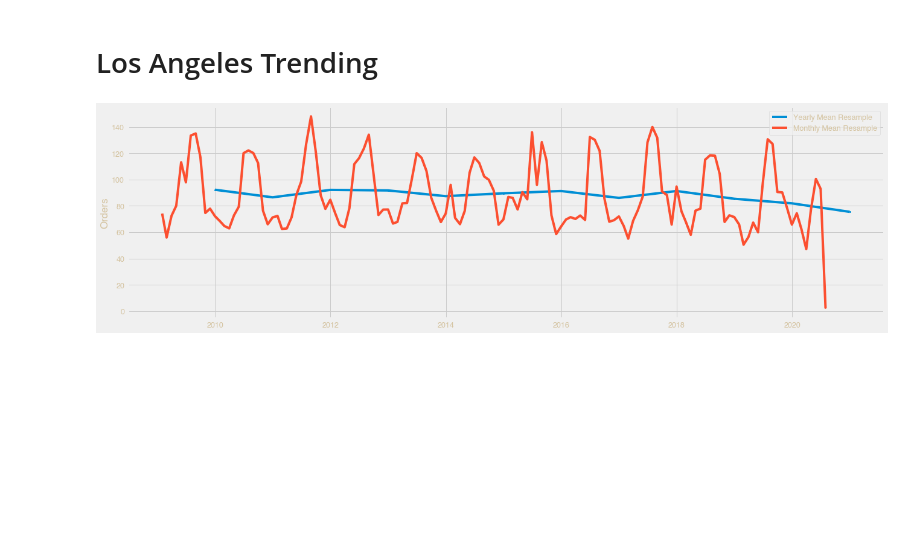
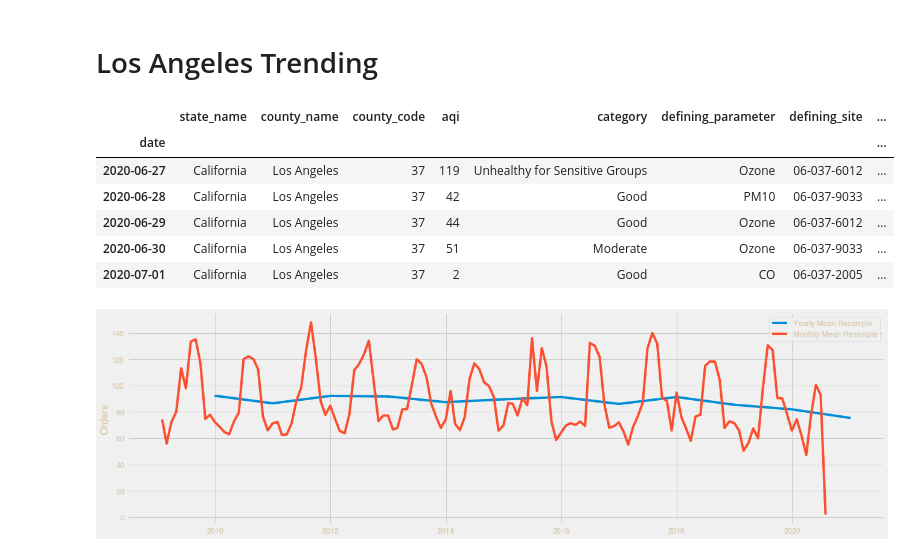
Before and after one commit to qghaemi/ga_project_5, a Jupyter notebook: Modeling_LA_County_AL-AR model.ipynb, the cells around one changed output. Cells and saved outputs as stored; diff of their text form; code cells hidden in the pictures; blank space fills up the shorter version.

```diff
--- a/Modeling_LA_County_AL-AR model.ipynb
+++ b/Modeling_LA_County_AL-AR model.ipynb
@@ -69,6 +79,16 @@ stationality.style
 # Los Angeles Trending
 # %%
 la = pd.DataFrame(df[df['county_name']== 'Los Angeles'])
+# %%
+la.tail()
+# %% [output]
+|  | state_name | county_name | county_code | aqi | category | defining_parameter | defining_site | ... |
+| date |  |  |  |  |  |  |  | ... |
+| 2020-06-27 | California | Los Angeles | 37 | 119 | Unhealthy for Sensitive Groups | Ozone | 06-037-6012 | ... |
+| 2020-06-28 | California | Los Angeles | 37 | 42 | Good | PM10 | 06-037-9033 | ... |
+| 2020-06-29 | California | Los Angeles | 37 | 44 | Good | Ozone | 06-037-6012 | ... |
+| 2020-06-30 | California | Los Angeles | 37 | 51 | Moderate | Ozone | 06-037-9033 | ... |
+| 2020-07-01 | California | Los Angeles | 37 | 2 | Good | CO | 06-037-2005 | ... |
 # %%
 import warnings
 plt.style.use('fivethirtyeight')
```
Also changed, not shown: parts of 1 cell of this notebook, 2 other files.
